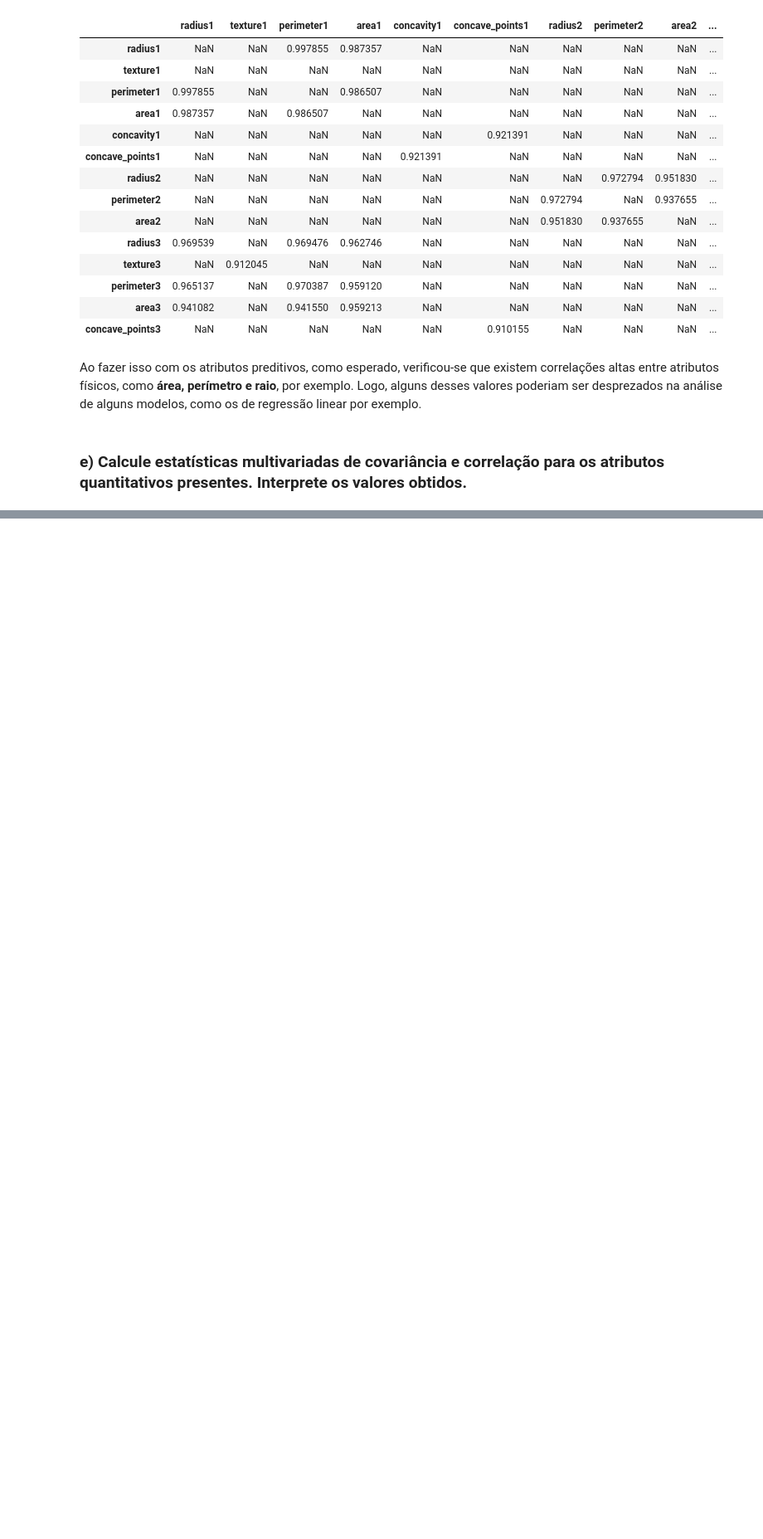
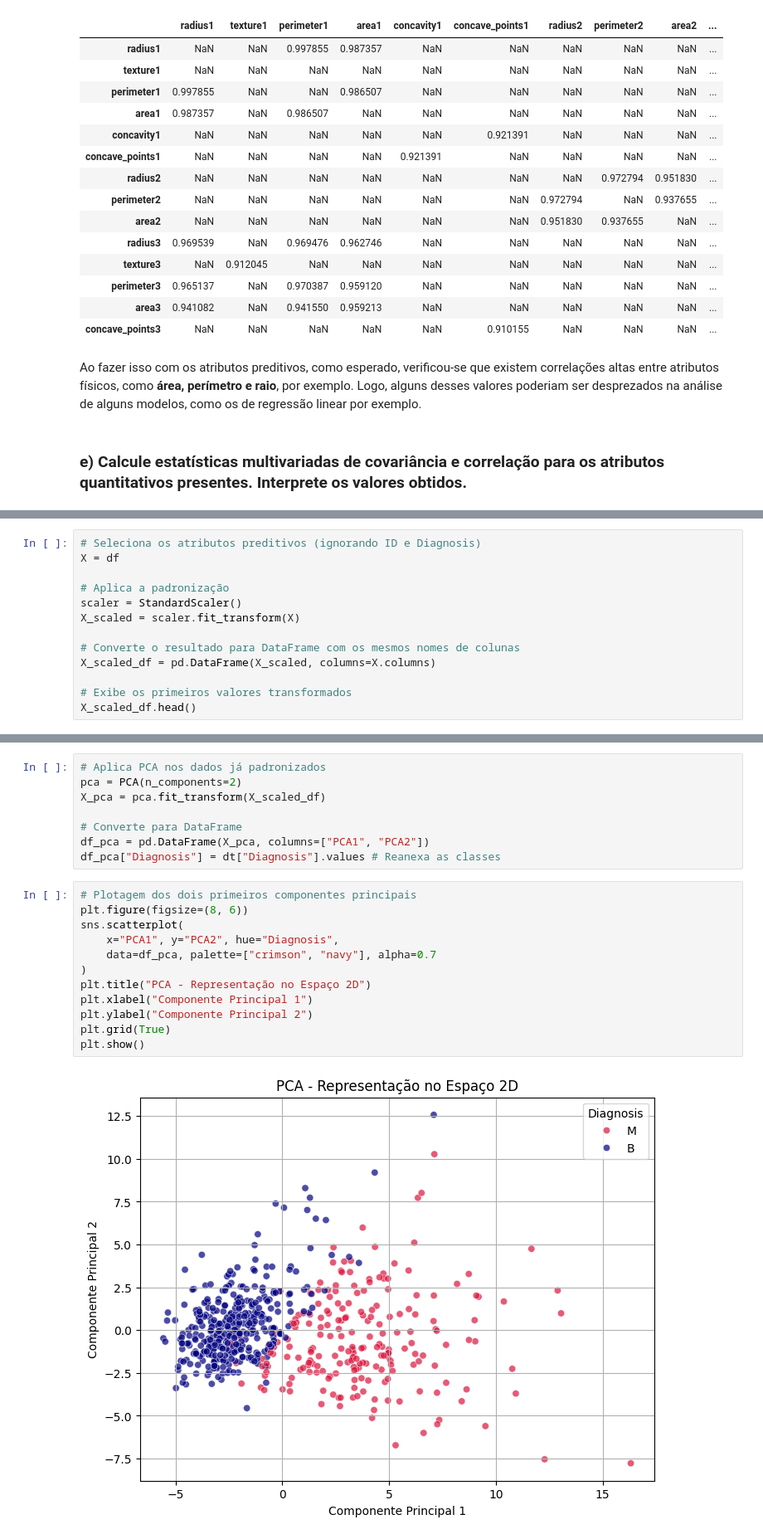
Before and after one commit to hevertonreis-hsrn/ENGG67_IAM, a Jupyter notebook: IAM_AVA01_GiovaneSantana_HevertonReis.ipynb, the cells around one changed output, grey strips where cells are left out. Shown at 83% size. Cells and saved outputs as stored; diff of their text form; blank space fills up the shorter version.

```diff
--- a/IAM_AVA01_GiovaneSantana_HevertonReis.ipynb
+++ b/IAM_AVA01_GiovaneSantana_HevertonReis.ipynb
@@ -276,0 +353,13 @@ df.corr()
+# %%
+# Seleciona os atributos preditivos (ignorando ID e Diagnosis)
+X = df
+
+# Aplica a padronização
+scaler = StandardScaler()
+X_scaled = scaler.fit_transform(X)
+
+# Converte o resultado para DataFrame com os mesmos nomes de colunas
+X_scaled_df = pd.DataFrame(X_scaled, columns=X.columns)
+
+# Exibe os primeiros valores transformados
+X_scaled_df.head()
@@ -276,0 +390,22 @@ df.corr()
+# %%
+# Aplica PCA nos dados já padronizados
+pca = PCA(n_components=2)
+X_pca = pca.fit_transform(X_scaled_df)
+
+# Converte para DataFrame
+df_pca = pd.DataFrame(X_pca, columns=["PCA1", "PCA2"])
+df_pca["Diagnosis"] = dt["Diagnosis"].values # Reanexa as classes
+# %%
+# Plotagem dos dois primeiros componentes principais
+plt.figure(figsize=(8, 6))
+sns.scatterplot(
+    x="PCA1", y="PCA2", hue="Diagnosis",
+    data=df_pca, palette=["crimson", "navy"], alpha=0.7
+)
+plt.title("PCA - Representação no Espaço 2D")
+plt.xlabel("Componente Principal 1")
+plt.ylabel("Componente Principal 2")
+plt.grid(True)
+plt.show()
+# %% [output]
+[figure, added]
```
Also changed, not shown: parts of 21 cells of this notebook, 1 other file.
